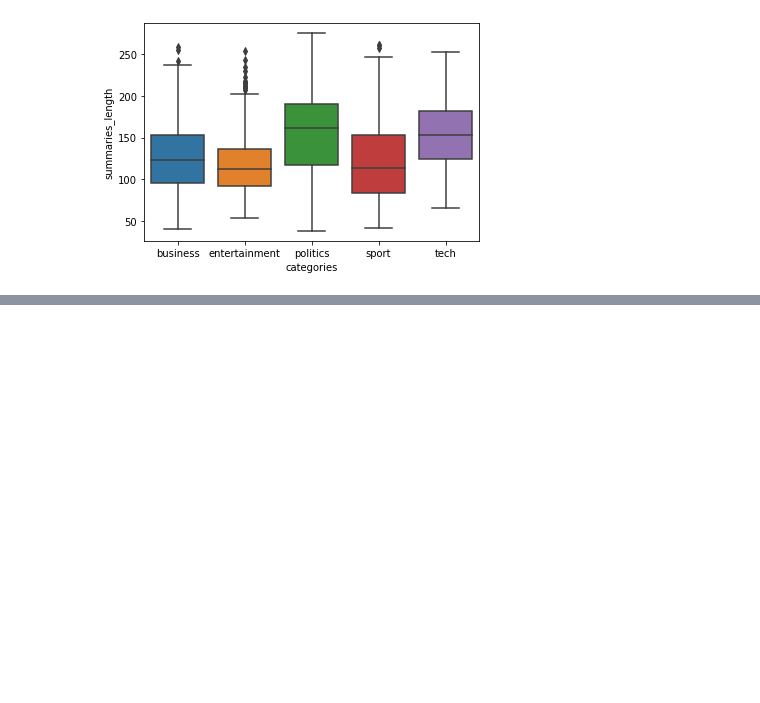
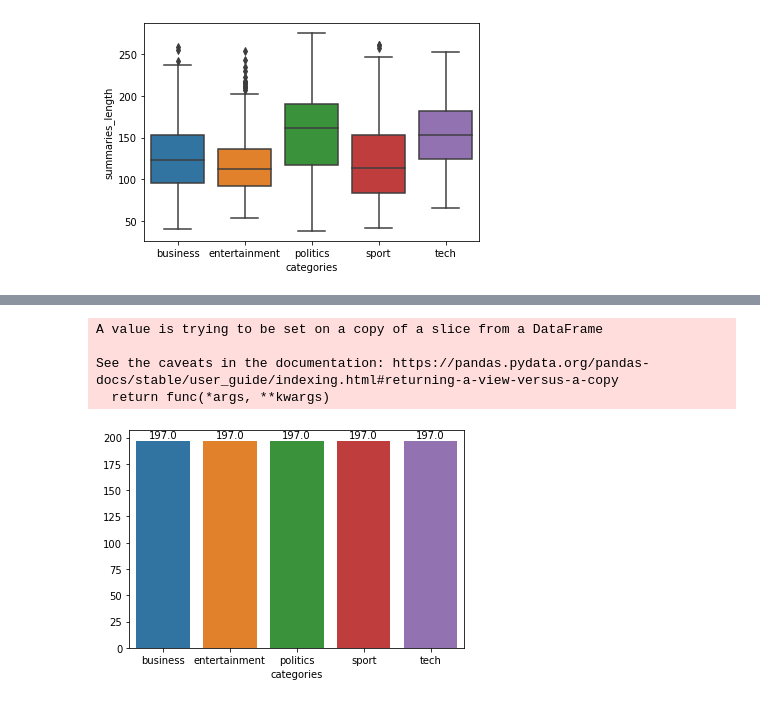
Before and after one commit to worachot-n/Text_summarization_T5, a Jupyter notebook: 0_2_Prepare_and_Split_Data.ipynb, the cells around one changed output, grey strips where cells are left out. Cells and saved outputs as stored; diff of their text form; code cells hidden in the pictures; blank space fills up the shorter version.

```diff
--- a/0_2_Prepare_and_Split_Data.ipynb
+++ b/0_2_Prepare_and_Split_Data.ipynb
@@ -178,0 +186,43 @@ sns.boxplot(x="categories", y="summaries_length", data=df_filter)
+# %%
+categories = np.unique(df.categories)
+df_filter_finetune = pd.DataFrame()
+df_filter_eval = pd.DataFrame()
+
+np.random.seed(0)
+min_val = category_sizes.min()
+FINETUNE_RATIO = 0.8
+
+
+for cat in categories:
+    df_cat = df_filter[df_filter.categories == cat]
+    df_cat.sort_values(by=['summaries_length'], inplace=True)
+    cut = int((len(df_cat)-min_val)/2)
+
+    if cut > 0:
+        df_cat = df_cat[cut:-cut-1]
+    idx = np.arange(min_val)
+    np.random.shuffle(idx)
+
+    finture_size = int(FINETUNE_RATIO*min_val)
+    idx_train = idx[:finture_size]
+    idf_eval = idx[finture_size:]
+
+    df_filter_finetune = pd.concat([df_filter_finetune, df_cat.iloc[idx_train]])
+    df_filter_eval = pd.concat([df_filter_eval, df_cat.iloc[idf_eval]])
+# df_filter_finetune.head()
+# %% [output]
+A value is trying to be set on a copy of a slice from a DataFrame
+
+See the caveats in the documentation: https://pandas.pydata.org/pandas-docs/stable/user_guide/indexing.html#returning-a-view-versus-a-copy
+  return func(*args, **kwargs)
+# %%
+plt.figure(figsize=(6,4))
+
+category_sizes = df_filter_finetune.groupby('categories').size()
+
+ax = sns.barplot(x=category_sizes.index, y= category_sizes)
+show_values(ax)
+
+plt.show()
+# %% [output]
+[figure, added]
```
Also changed, not shown: parts of 12 cells of this notebook, 3 other files.
